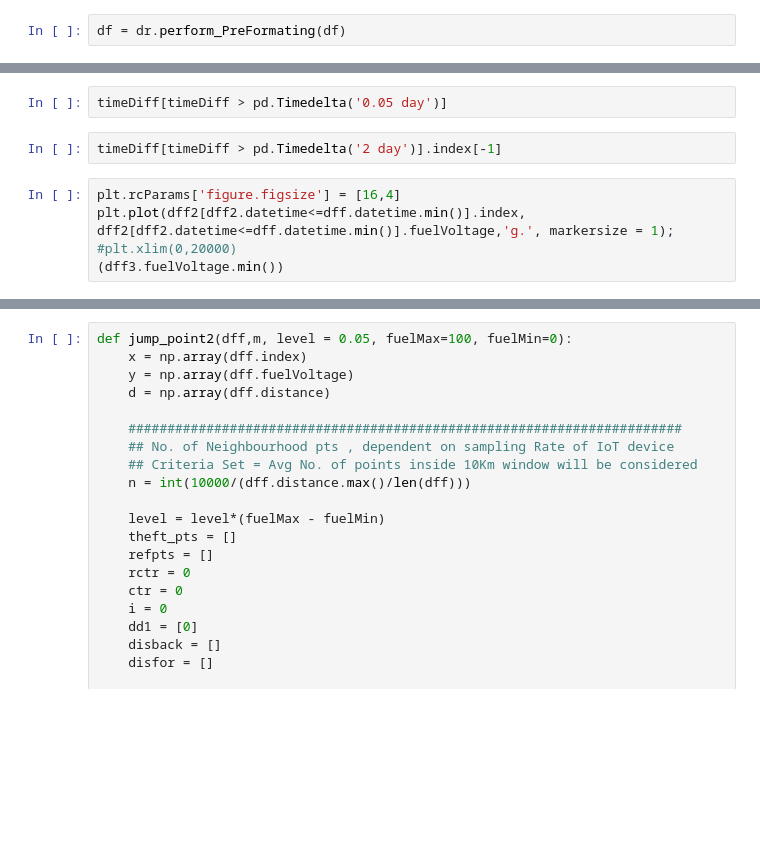
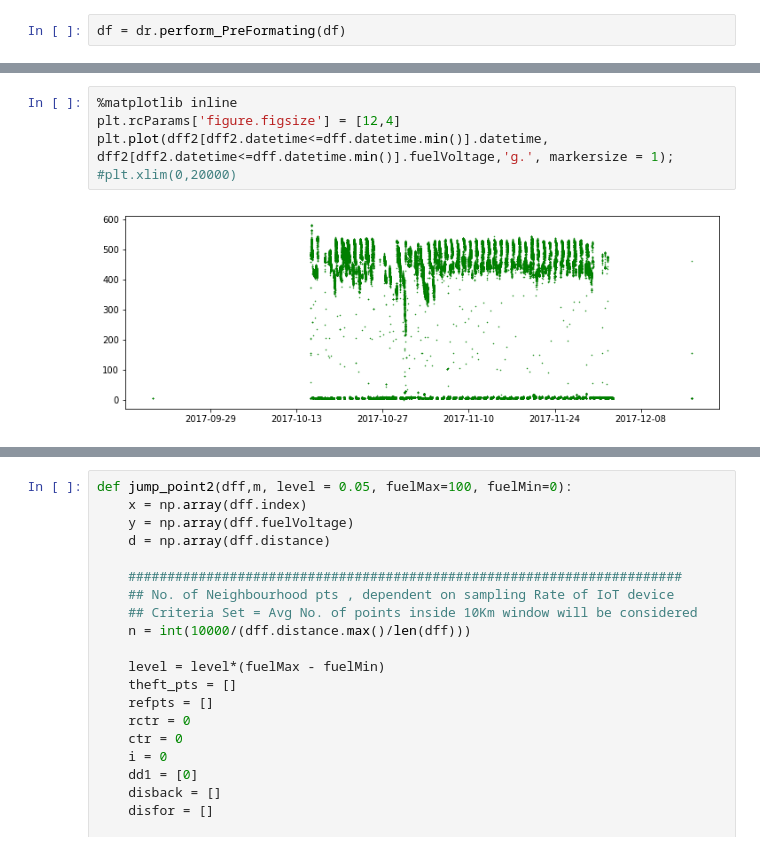
Before and after one commit to manjeet87/Signal_Analysis_UsingPython, a Jupyter notebook: Loconav/Fuel Data Analysis- ContinuousForm_MergedFile.ipynb, the cells around one changed output, grey strips where cells are left out. Cells and saved outputs as stored; diff of their text form; blank space fills up the shorter version.

```diff
--- a/Loconav/Fuel Data Analysis- ContinuousForm_MergedFile.ipynb
+++ b/Loconav/Fuel Data Analysis- ContinuousForm_MergedFile.ipynb
@@ -326,9 +362,7 @@ dff.datetime[0]
-# %%
-timeDiff[timeDiff > pd.Timedelta('0.05 day')]
-# %%
-timeDiff[timeDiff > pd.Timedelta('2 day')].index[-1]
 # %%
-plt.rcParams['figure.figsize'] = [16,4]
-plt.plot(dff2[dff2.datetime<=dff.datetime.min()].index, dff2[dff2.datetime<=dff.datetime.min()].fuelVoltage,'g.', markersize = 1);
+%matplotlib inline
+plt.rcParams['figure.figsize'] = [12,4]
+plt.plot(dff2[dff2.datetime<=dff.datetime.min()].datetime, dff2[dff2.datetime<=dff.datetime.min()].fuelVoltage,'g.', markersize = 1);
 #plt.xlim(0,20000)
-(dff3.fuelVoltage.min())
+# %% [output]
+[figure, added]
```
Also changed, not shown: parts of 62 cells of this notebook, 8 other files.
